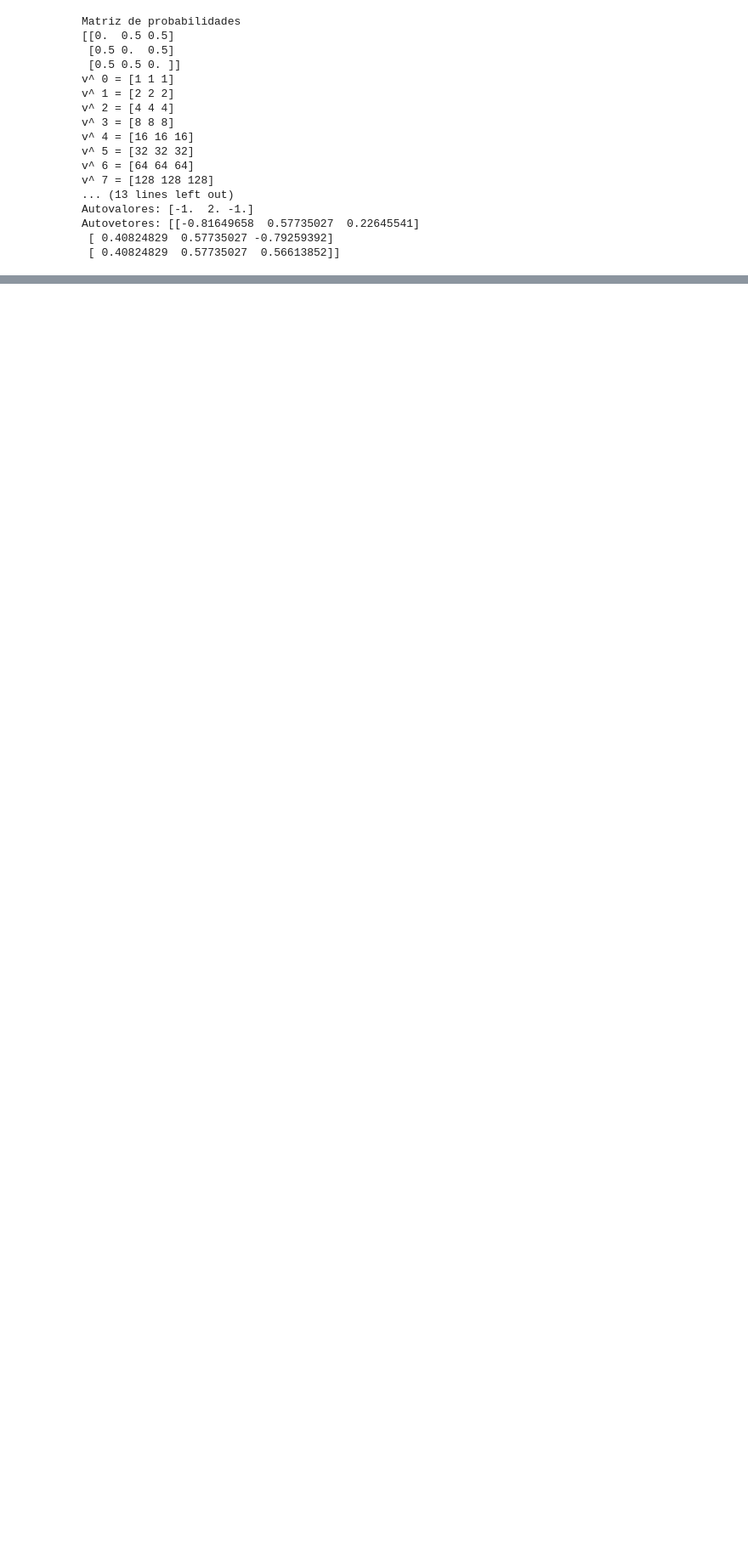
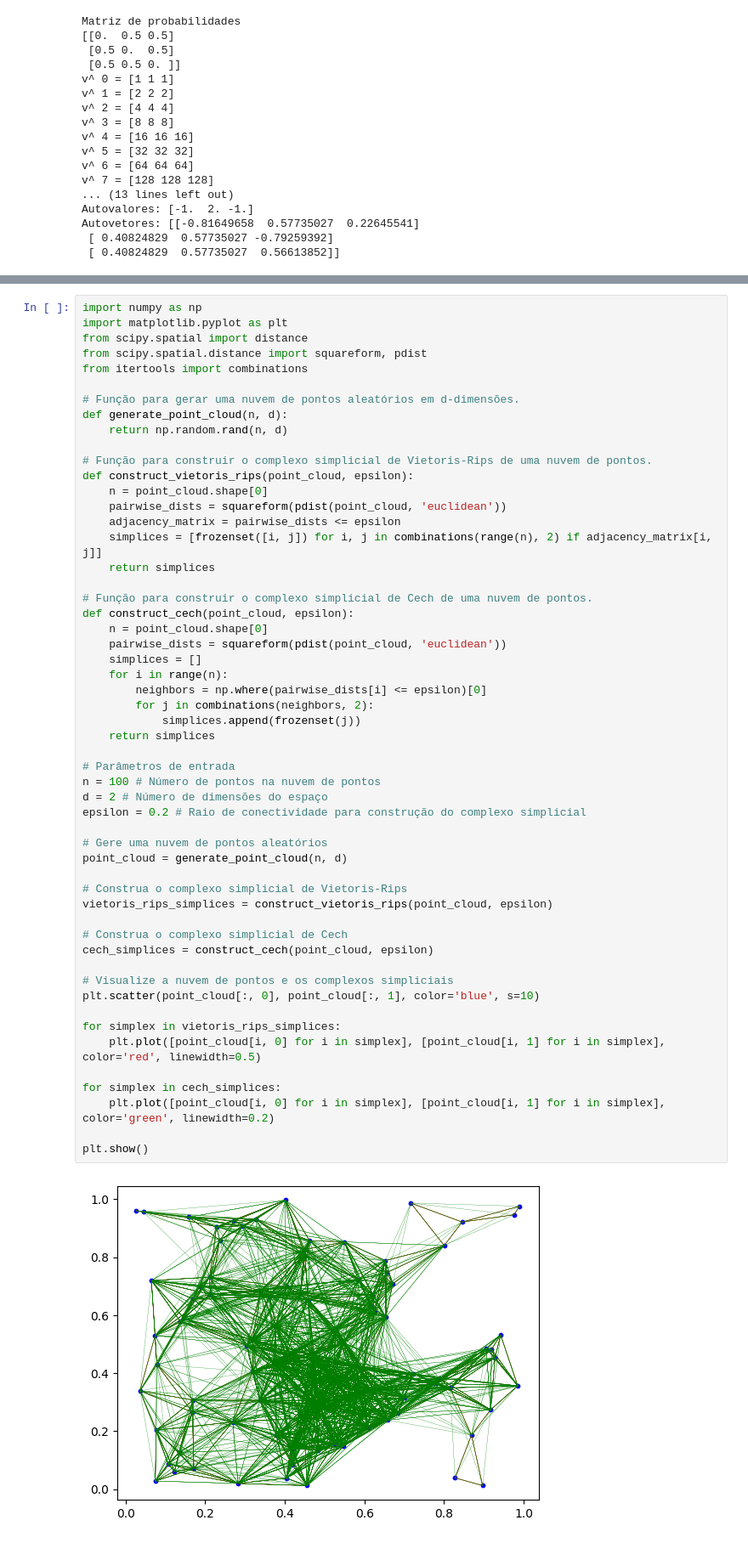
Before and after one commit to JunioCesarFerreira/ComplexNetworks, a Jupyter notebook: Studing/studing_1_basic_concepts.ipynb, the cells around one changed output, grey strips where cells are left out. Shown: that part at 85% size. Drawn from its saved outputs; the diff is of its cells as text; blank space fills up the shorter version.

```diff
--- a/Studing/studing_1_basic_concepts.ipynb
+++ b/Studing/studing_1_basic_concepts.ipynb
@@ -503,3 +503,59 @@ plt.show()
 # %% [output]
 [figure]
 [figure]
+# %%
+import numpy as np
+import matplotlib.pyplot as plt
+from scipy.spatial import distance
+from scipy.spatial.distance import squareform, pdist
+from itertools import combinations
+
+# Função para gerar uma nuvem de pontos aleatórios em d-dimensões.
+def generate_point_cloud(n, d):
+    return np.random.rand(n, d)
+
+# Função para construir o complexo simplicial de Vietoris-Rips de uma nuvem de pontos.
+def construct_vietoris_rips(point_cloud, epsilon):
+    n = point_cloud.shape[0]
+    pairwise_dists = squareform(pdist(point_cloud, 'euclidean'))
+    adjacency_matrix = pairwise_dists <= epsilon
+    simplices = [frozenset([i, j]) for i, j in combinations(range(n), 2) if adjacency_matrix[i, j]]
+    return simplices
+
+# Função para construir o complexo simplicial de Cech de uma nuvem de pontos.
+def construct_cech(point_cloud, epsilon):
+    n = point_cloud.shape[0]
+    pairwise_dists = squareform(pdist(point_cloud, 'euclidean'))
+    simplices = []
+    for i in range(n):
+        neighbors = np.where(pairwise_dists[i] <= epsilon)[0]
+        for j in combinations(neighbors, 2):
+            simplices.append(frozenset(j))
+    return simplices
+
+# Parâmetros de entrada
+n = 100 # Número de pontos na nuvem de pontos
+d = 2 # Número de dimensões do espaço
+epsilon = 0.2 # Raio de conectividade para construção do complexo simplicial
+
+# Gere uma nuvem de pontos aleatórios
+point_cloud = generate_point_cloud(n, d)
+
+# Construa o complexo simplicial de Vietoris-Rips
+vietoris_rips_simplices = construct_vietoris_rips(point_cloud, epsilon)
+
+# Construa o complexo simplicial de Cech
+cech_simplices = construct_cech(point_cloud, epsilon)
+
+# Visualize a nuvem de pontos e os complexos simpliciais
+plt.scatter(point_cloud[:, 0], point_cloud[:, 1], color='blue', s=10)
+
+for simplex in vietoris_rips_simplices:
+    plt.plot([point_cloud[i, 0] for i in simplex], [point_cloud[i, 1] for i in simplex], color='red', linewidth=0.5)
+
+for simplex in cech_simplices:
+    plt.plot([point_cloud[i, 0] for i in simplex], [point_cloud[i, 1] for i in simplex], color='green', linewidth=0.2)
+
+plt.show()
+# %% [output]
+[figure, added]
```
Also changed, not shown: parts of 8 cells of this notebook, 1 other file.
